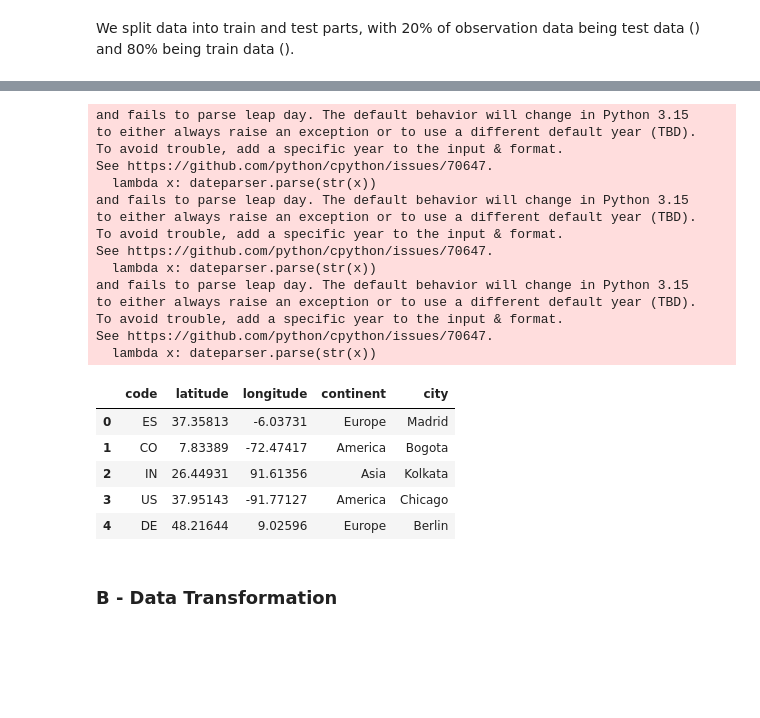
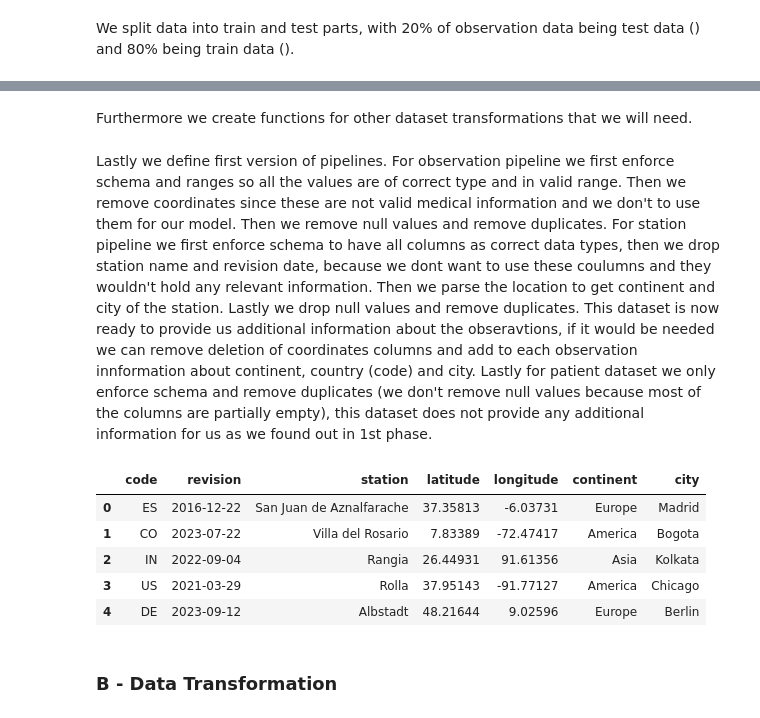
Before and after one commit to kurcinamarian/IAU, a Jupyter notebook: phase_2.ipynb, the cells around one changed output, grey strips where cells are left out. Saved outputs shown, nothing was run; the diff lists cells and outputs as text; code cells hidden in the pictures; blank space fills up the shorter version.

```diff
--- a/phase_2.ipynb
+++ b/phase_2.ipynb
@@ -251,6 +255,8 @@ class ParseLocation(BaseEstimator, TransformerMixin):
         X['city'] = split_cols[1].str.strip()
         X = X.drop(columns=[self.column], errors='ignore')
         return X
+# %% [markdown]
+Furthermore we create functions for other dataset transformations that we will need.
 # %%
 class DropColumns(BaseEstimator, TransformerMixin):
     def __init__(self, columns=None):
@@ -259,15 +265,25 @@ class DropColumns(BaseEstimator, TransformerMixin):
     def fit(self, X, y=None):
         return self
 
-    def transform(self, X):
-        return X.drop(columns=self.columns, errors='ignore')
+    def transform(self, X,  y=None):
+        if y is not None:
+            return X, y
+        return X
 # %%
 class RemoveDuplicates(BaseEstimator, TransformerMixin):
     def fit(self, X, y=None):
         return self
 
-    def transform(self, X):
-        return X.drop_duplicates()
+    def transform(self, X,  y=None):
+        if y is not None:
+            combined = pd.concat([X, y.reset_index(drop=True)], axis=1)
+            combined = combined.drop_duplicates()
+            X_transformed = combined[X.columns]
+            y_transformed = combined[y.name]
+            return X_transformed, y_transformed
+        else:
+            X_transformed = X.drop_duplicates()
+            return X_transformed
 # %%
 class DropNA(BaseEstimator, TransformerMixin):
     def __init__(self, how='any', subset=None):
@@ -277,57 +293,53 @@ class DropNA(BaseEstimator, TransformerMixin):
     def fit(self, X, y=None):
         return self
 
-    def transform(self, X):
-        return X.dropna(how=self.how, subset=self.subset)
+    def transform(self, X,  y=None):
+        self.mask_ = X.dropna(how=self.how, subset=self.subset).index
+        X_transformed = X.loc[self.mask_].copy()
+
+        if y is not None:
+            y_transformed = y.loc[self.mask_].copy()
+            return X_transformed, y_transformed
+        return X_transformed
+# %% [markdown]
+Lastly we define first version of pipelines.
+For observation pipeline we first enforce schema and ranges so all the values are of correct type and in valid range. Then we remove coordinates since these are not valid medical information and we don't to use them for our model. Then we remove null values and remove duplicates.
+For station pipeline we first enforce schema to have all columns as correct data types, then we drop station name and revision date, because we dont want to use these coulumns and they wouldn't hold any relevant information. Then we parse the location to get continent and city of the station. Lastly we drop null values and remove duplicates. This dataset is now ready to provide us additional information about the obseravtions, if it would be needed we can remove deletion of coordinates columns and add to each observation innformation about continent, country (code) and city.
+Lastly for patient dataset we only enforce schema and remove duplicates (we don't remove null values because most of the columns are partially empty), this dataset does not provide any additional information for us as we found out in 1st phase.
 # %%
 observation_pipeline = Pipeline([
     ("schema", EnforceSchema(schema=observation_schema)),
     ("ranges", EnforceValueRanges(ranges=valid_ranges)),
     ("drop_geo", DropColumns(columns=['latitude', 'longitude'])),
     ("drop_na", DropNA(how='any')),
     ("remove_duplicates", RemoveDuplicates()),
 ])
 
 station_pipeline = Pipeline([
     ("schema", EnforceSchema(schema=station_schema)),
     ("drop_station_and_date", DropColumns(columns=['station', 'revision'])),
     ("parse_location", ParseLocation(column='location')),
     ("drop_na", DropNA(how='any')),
     ("remove_duplicates", RemoveDuplicates()),
 ])
 
 patient_pipeline = Pipeline([
     ("schema", EnforceSchema(schema=patient_schema)),
     ("remove_duplicates", RemoveDuplicates()),
 ])
 
-observation = observation_pipeline.fit_transform(train)
-station = station_pipeline.fit_transform(pd.read_csv("dataset/station.csv", sep='\t'))
-patient = patient_pipeline.fit_transform(pd.read_csv("dataset/patient.csv", sep='\t'))
+transformed_observation = observation_pipeline.fit_transform(X_train,y_train)
+transformed_station = station_pipeline.fit_transform(pd.read_csv("dataset/station.csv", sep='\t'))
+transformed_patient = patient_pipeline.fit_transform(pd.read_csv("dataset/patient.csv", sep='\t'))
 
-station.head()
+transformed_station.head()
 # %% [output]
-and fails to parse leap day. The default behavior will change in Python 3.15
-to either always raise an exception or to use a different default year (TBD).
-To avoid trouble, add a specific year to the input & format.
-See https://github.com/python/cpython/issues/70647.
-  lambda x: dateparser.parse(str(x))
-and fails to parse leap day. The default behavior will change in Python 3.15
-to either always raise an exception or to use a different default year (TBD).
-To avoid trouble, add a specific year to the input & format.
-See https://github.com/python/cpython/issues/70647.
-  lambda x: dateparser.parse(str(x))
-and fails to parse leap day. The default behavior will change in Python 3.15
-to either always raise an exception or to use a different default year (TBD).
-To avoid trouble, add a specific year to the input & format.
-See https://github.com/python/cpython/issues/70647.
-  lambda x: dateparser.parse(str(x))
-|  | code | latitude | longitude | continent | city |
-| 0 | ES | 37.35813 | -6.03731 | Europe | Madrid |
-| 1 | CO | 7.83389 | -72.47417 | America | Bogota |
-| 2 | IN | 26.44931 | 91.61356 | Asia | Kolkata |
-| 3 | US | 37.95143 | -91.77127 | America | Chicago |
-| 4 | DE | 48.21644 | 9.02596 | Europe | Berlin |
+|  | code | revision | station | latitude | longitude | continent | city |
+| 0 | ES | 2016-12-22 | San Juan de Aznalfarache | 37.35813 | -6.03731 | Europe | Madrid |
+| 1 | CO | 2023-07-22 | Villa del Rosario | 7.83389 | -72.47417 | America | Bogota |
+| 2 | IN | 2022-09-04 | Rangia | 26.44931 | 91.61356 | Asia | Kolkata |
+| 3 | US | 2021-03-29 | Rolla | 37.95143 | -91.77127 | America | Chicago |
+| 4 | DE | 2023-09-12 | Albstadt | 48.21644 | 9.02596 | Europe | Berlin |
 # %% [markdown]
 ### B - Data Transformation
 # %% [markdown]
```
Also changed, not shown: parts of 36 cells of this notebook, 1 other file.
